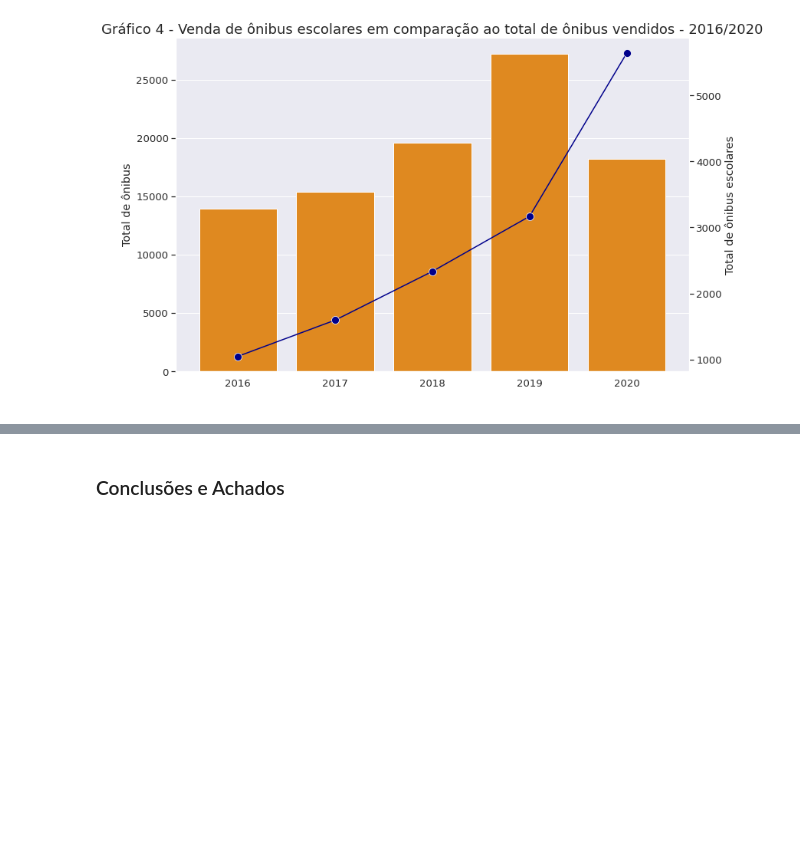
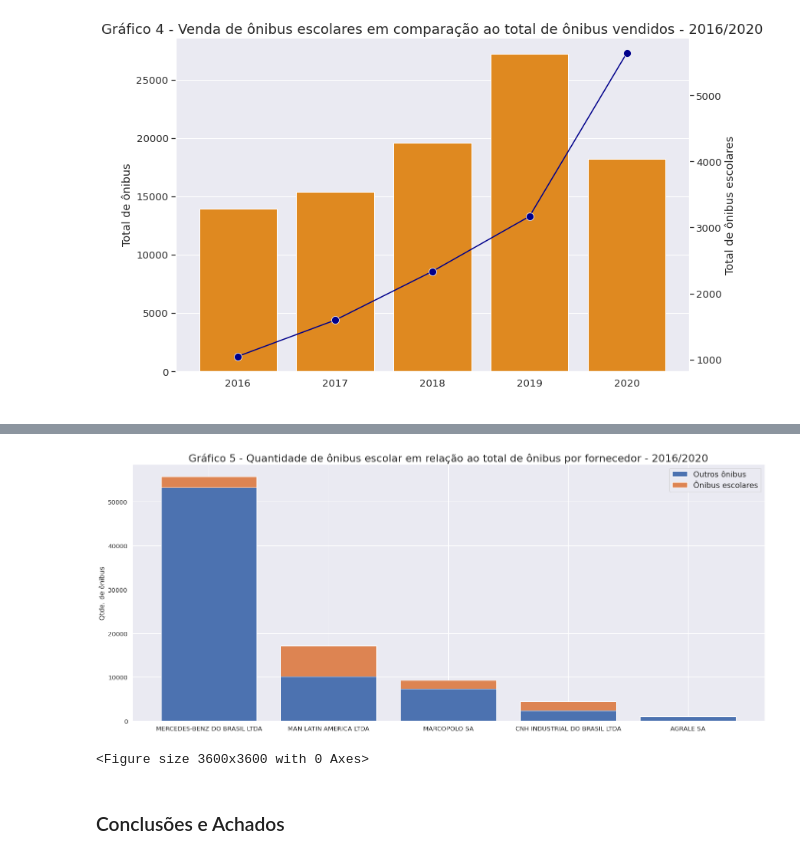
Before and after one commit to sssouto/caminho-da-escola, a Jupyter notebook: TrabalhoFinal_SanderSoaresSouto.ipynb, the cells around one changed output, grey strips where cells are left out. Drawn from its saved outputs; the diff is of its cells as text; code cells hidden in the pictures; blank space fills up the shorter version.

```diff
--- a/TrabalhoFinal_SanderSoaresSouto.ipynb
+++ b/TrabalhoFinal_SanderSoaresSouto.ipynb
@@ -66,3 +64,8 @@ Saving sigarp_fnde_pregoes_onibus_+2015.xlsx to sigarp_fnde_pregoes_onibus_+2015
+# %%
+# Importando o dataset SIGARP:
+
+path = '/content/drive/MyDrive/Programação/data/sigarp_fnde_pregoes_onibus_+2015.xlsx'
+df_sigarp = pd.read_excel(path)
 # %%
 # Mostrando as primeiras linhas do dataset SIGARP:
 df_sigarp.head()
@@ -291,0 +291,25 @@ sns.lineplot(data = df_sigarp_fornecedor_valor['Total de ônibus escolares'], ax
+# %%
+# Inicialmente, é necessário realizar dois ajustes no dataframe SIGARP, relativamente aos dados da coluna "Fornecedor":
+# 1. Encurtar o nome da empresa MAN LATIN AMERICA, para facilitar a visualização do gráfico;
+# 2. Alterando os dados da empresa SAN MARINO para MARCOPOLO, uma vez que aquela pertence a esta; a MARCOPOLO SA decidiu participar do Pregão FNDE nº 11/2019 com o CNPJ da SAN MARINO, porém se trata da mesma empresa:
+df_sigarp['Fornecedor'] = df_sigarp['Fornecedor'].replace({'MAN LATIN AMERICA INDUSTRIA E COMERCIO DE VEICULOS LTDA': 'MAN LATIN AMERICA LTDA', 'SAN MARINO ONIBUS LTDA': 'MARCOPOLO SA'})
+
+# Em seguida, é preciso somar/agrupar a coluna "Qtde." do dataframe SIGARP pela coluna "Fornecedor", com o objetivo de obter o total de veículos vendidos por cada um dos fornecedores do Programa Caminho da Escola no período analisado:
+df_sigarp_fornecedor_qtde = df_sigarp['Qtde.'].groupby([df_sigarp['Fornecedor']]).sum().reset_index(level='Fornecedor')
+
+# Alterando o nome da coluna "Qtde.", para "Total de ônibus escolares", para não confundir com a futura informação do total de ônibus vendidos por esses mesmos fornecedores no mercado nacional:
+df_sigarp_fornecedor_qtde.rename(columns={"Qtde.": "Total de ônibus escolares"},inplace=True)
+
+# Agregando ao dataframe a coluna "Total de ônibus", com a informação do total de ônibus vendidos por cada um desses fornecedores no país entre 2016 e 2020;
+# OBS: dados obtidos no site da Federação Nacional da Distribuição de Veículos Automotores - FENABRAVE: http://www.fenabrave.org.br/Portal/conteudo/conteudo/anuarios
+df_sigarp_fornecedor_qtde['Total de ônibus'] = pd.Series([1059, 4400, 17190, 9310, 55729])
+
+# Agregando ao dataframe a coluna "Outros ônibus", correspondente à subtração do total de ônibus escolares do total de ônibus vendidos:
+df_sigarp_fornecedor_qtde['Outros ônibus'] = df_sigarp_fornecedor_qtde['Total de ônibus'] - df_sigarp_fornecedor_qtde['Total de ônibus escolares']
+
+# Agregando ao dataframe a coluna "Participacao escolar", com o percentual de ônibus escolares vendidos por cada um dos fornecedores em relação ao total de ônibus por eles vendidos no período analisado:
+df_sigarp_fornecedor_qtde['Participacao escolar'] = round((df_sigarp_fornecedor_qtde['Total de ônibus escolares'] / df_sigarp_fornecedor_qtde['Total de ônibus'] * 100), 2)
+
+# Ordenando o dataframe por ordem decrescente em relação ao total de ônibus vendidos por cada um dos fornecedores no período analisado:
+df_sigarp_fornecedor_qtde = df_sigarp_fornecedor_qtde.sort_values('Total de ônibus', ascending=False)
+df_sigarp_fornecedor_qtde
@@ -292,3 +323,20 @@ sns.lineplot(data = df_sigarp_fornecedor_valor['Total de ônibus escolares'], ax
+# %%
+# Plotando um gráfico de barras empilhadas com o objetivo de mostrar a participação de venda dos ônibus escolares em relação ao total de ônibus vendidos por cada fornecedor no período analisado.
+fig, ax = plt.subplots(figsize=(24,10))
+
+plt.figure(figsize=(50,50))
+ax1 = ax.bar(df_sigarp_fornecedor_qtde['Fornecedor'], df_sigarp_fornecedor_qtde['Outros ônibus'], label='Outros ônibus')
+ax2 = ax.bar(df_sigarp_fornecedor_qtde['Fornecedor'], df_sigarp_fornecedor_qtde['Total de ônibus escolares'], bottom=df_sigarp_fornecedor_qtde['Outros ônibus'],
+       label='Ônibus escolares')
+
+ax.set_ylabel('Qtde. de ônibus')
+ax.set_title('Gráfico 5 - Quantidade de ônibus escolar em relação ao total de ônibus por fornecedor - 2016/2020', fontsize=22)
+ax.legend(fontsize=16, loc="best")
+
+plt.show()
+# %% [output]
+[figure, added]
+<Figure size 3600x3600 with 0 Axes>
 # %% [markdown]
 ### Conclusões e Achados
 # %% [markdown]
```
Also changed, not shown: parts of 10 cells of this notebook.
